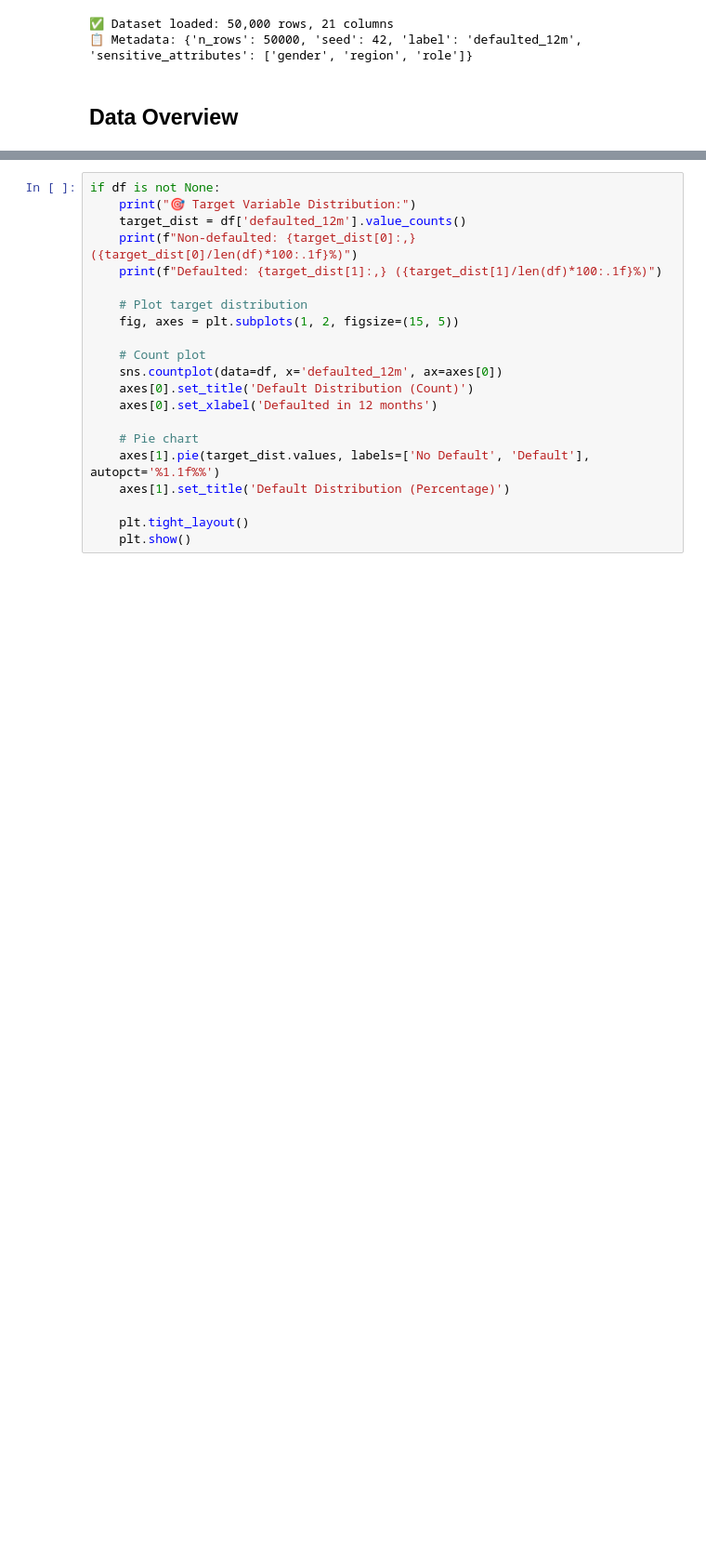
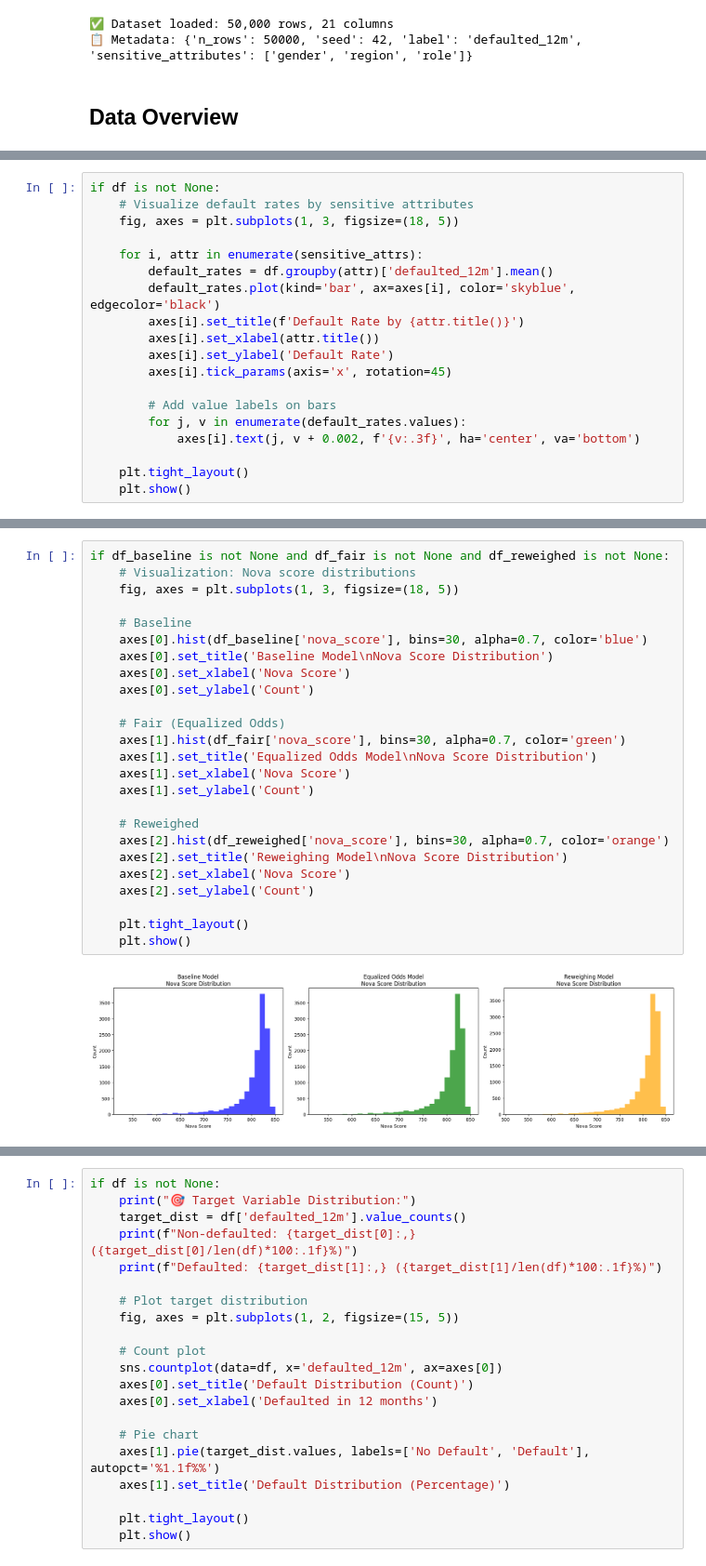
Before and after one commit to anibjee/project-nova-credit-scoring, a Jupyter notebook: notebooks/01_eda_and_fairness.ipynb, the cells around one changed output, grey strips where cells are left out. Shown at 93% size. Saved outputs shown, nothing was run; the diff lists cells and outputs as text; blank space fills up the shorter version.

```diff
--- a/notebooks/01_eda_and_fairness.ipynb
+++ b/notebooks/01_eda_and_fairness.ipynb
@@ -84,0 +229,19 @@ None
+# %%
+if df is not None:
+    # Visualize default rates by sensitive attributes
+    fig, axes = plt.subplots(1, 3, figsize=(18, 5))
+
+    for i, attr in enumerate(sensitive_attrs):
+        default_rates = df.groupby(attr)['defaulted_12m'].mean()
+        default_rates.plot(kind='bar', ax=axes[i], color='skyblue', edgecolor='black')
+        axes[i].set_title(f'Default Rate by {attr.title()}')
+        axes[i].set_xlabel(attr.title())
+        axes[i].set_ylabel('Default Rate')
+        axes[i].tick_params(axis='x', rotation=45)
+
+        # Add value labels on bars
+        for j, v in enumerate(default_rates.values):
+            axes[i].text(j, v + 0.002, f'{v:.3f}', ha='center', va='bottom')
+
+    plt.tight_layout()
+    plt.show()
@@ -84,0 +250,27 @@ None
+# %%
+if df_baseline is not None and df_fair is not None and df_reweighed is not None:
+    # Visualization: Nova score distributions
+    fig, axes = plt.subplots(1, 3, figsize=(18, 5))
+
+    # Baseline
+    axes[0].hist(df_baseline['nova_score'], bins=30, alpha=0.7, color='blue')
+    axes[0].set_title('Baseline Model\nNova Score Distribution')
+    axes[0].set_xlabel('Nova Score')
+    axes[0].set_ylabel('Count')
+
+    # Fair (Equalized Odds)
+    axes[1].hist(df_fair['nova_score'], bins=30, alpha=0.7, color='green')
+    axes[1].set_title('Equalized Odds Model\nNova Score Distribution')
+    axes[1].set_xlabel('Nova Score')
+    axes[1].set_ylabel('Count')
+
+    # Reweighed
+    axes[2].hist(df_reweighed['nova_score'], bins=30, alpha=0.7, color='orange')
+    axes[2].set_title('Reweighing Model\nNova Score Distribution')
+    axes[2].set_xlabel('Nova Score')
+    axes[2].set_ylabel('Count')
+
+    plt.tight_layout()
+    plt.show()
+# %% [output]
+[figure, added]
```
Also changed, not shown: parts of 12 cells of this notebook, 1 other file.
